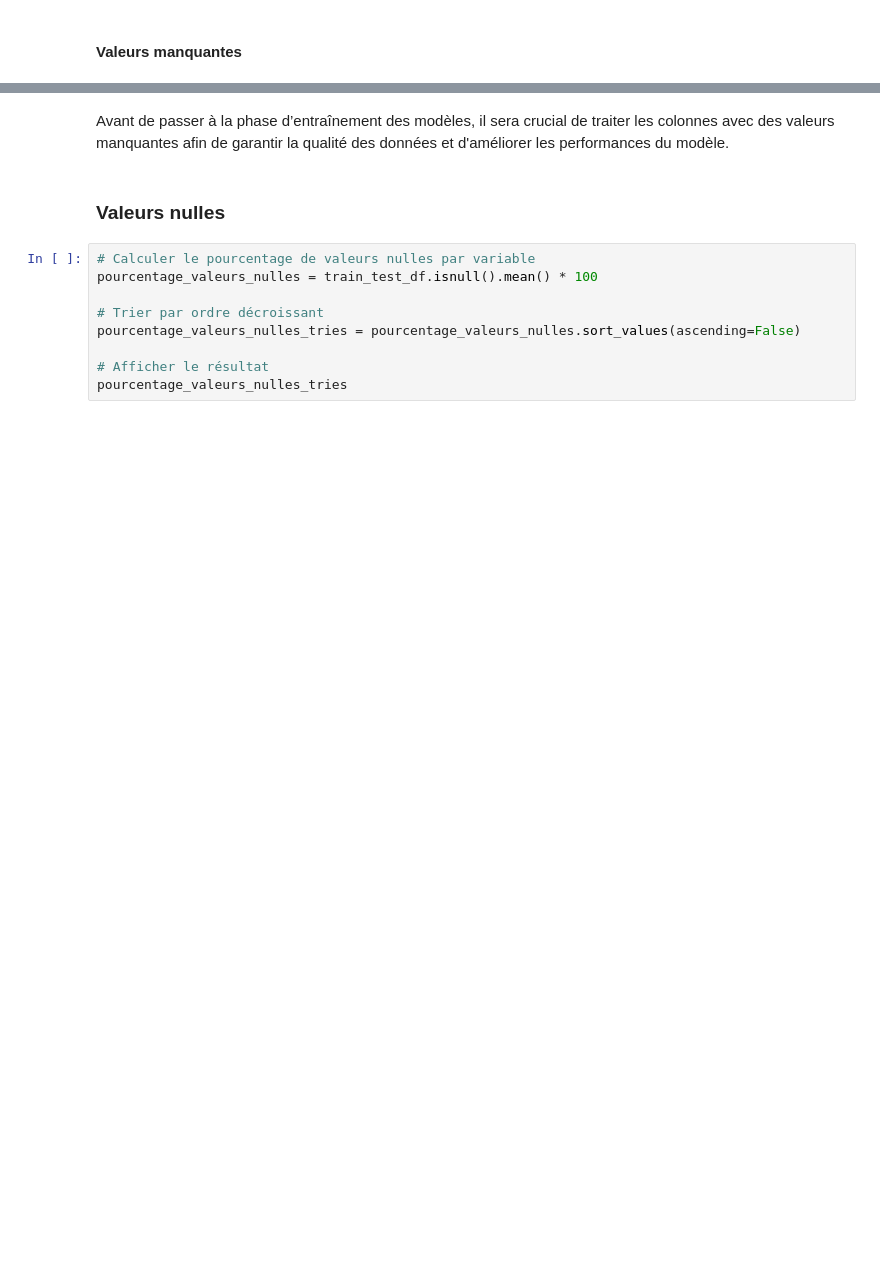
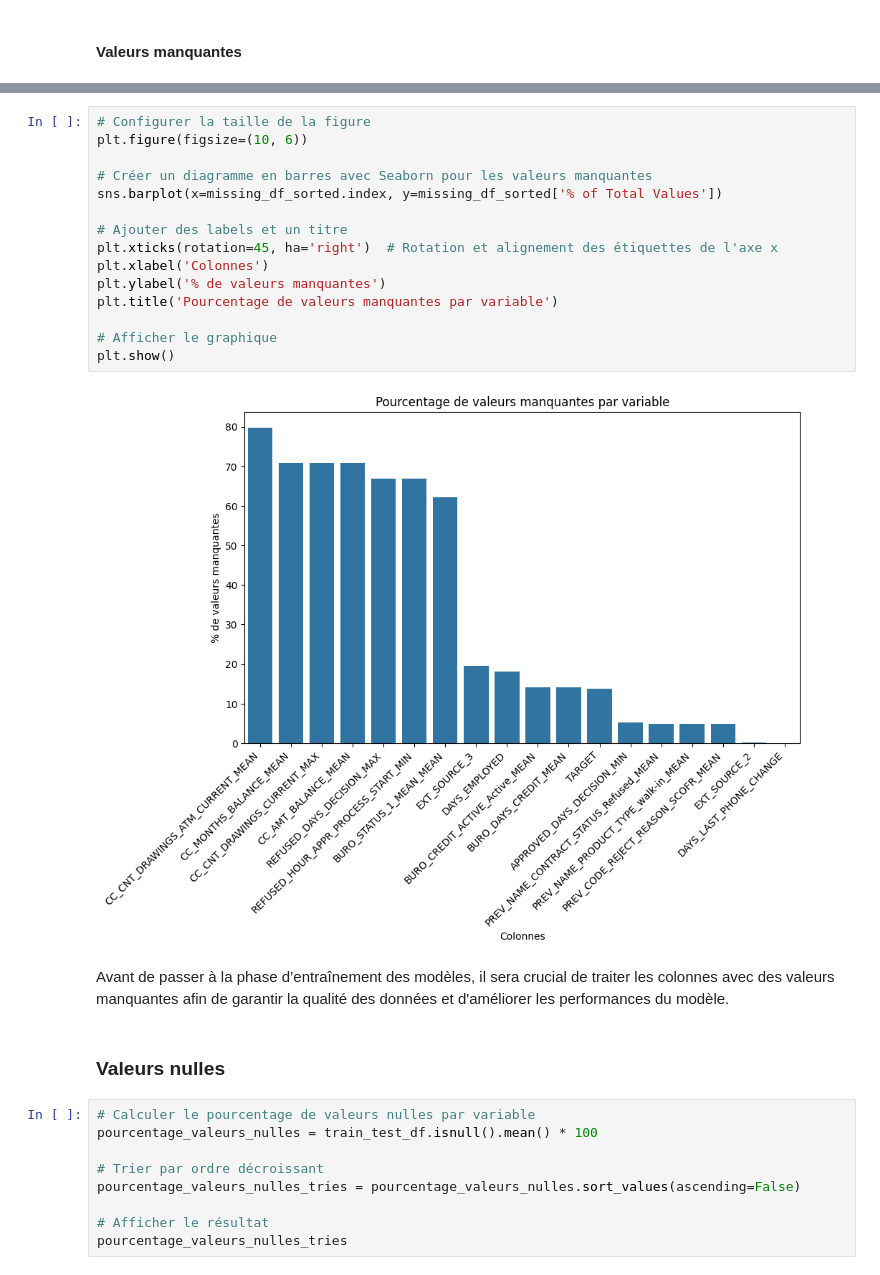
Before and after one commit to AmiraBah/projet7, a Jupyter notebook: Bahou_Amira_2_notebook_modélisation_092024.ipynb, the cells around one changed output, grey strips where cells are left out. Saved outputs shown, nothing was run; the diff lists cells and outputs as text; blank space fills up the shorter version.

```diff
--- a/Bahou_Amira_2_notebook_modélisation_092024.ipynb
+++ b/Bahou_Amira_2_notebook_modélisation_092024.ipynb
@@ -563,3 +545,20 @@ missing_df_sorted
+# %%
+# Configurer la taille de la figure
+plt.figure(figsize=(10, 6))
+
+# Créer un diagramme en barres avec Seaborn pour les valeurs manquantes
+sns.barplot(x=missing_df_sorted.index, y=missing_df_sorted['% of Total Values'])
+
+# Ajouter des labels et un titre
+plt.xticks(rotation=45, ha='right')  # Rotation et alignement des étiquettes de l'axe x
+plt.xlabel('Colonnes')
+plt.ylabel('% de valeurs manquantes')
+plt.title('Pourcentage de valeurs manquantes par variable')
+
+# Afficher le graphique
+plt.show()
+# %% [output]
+[figure, added]
 # %% [markdown]
 Avant de passer à la phase d’entraînement des modèles, il sera crucial de traiter les colonnes avec des valeurs manquantes afin de garantir la qualité des données et d'améliorer les performances du modèle.
 # %% [markdown]
```
Also changed, not shown: parts of 41 cells of this notebook, 4 other files.
